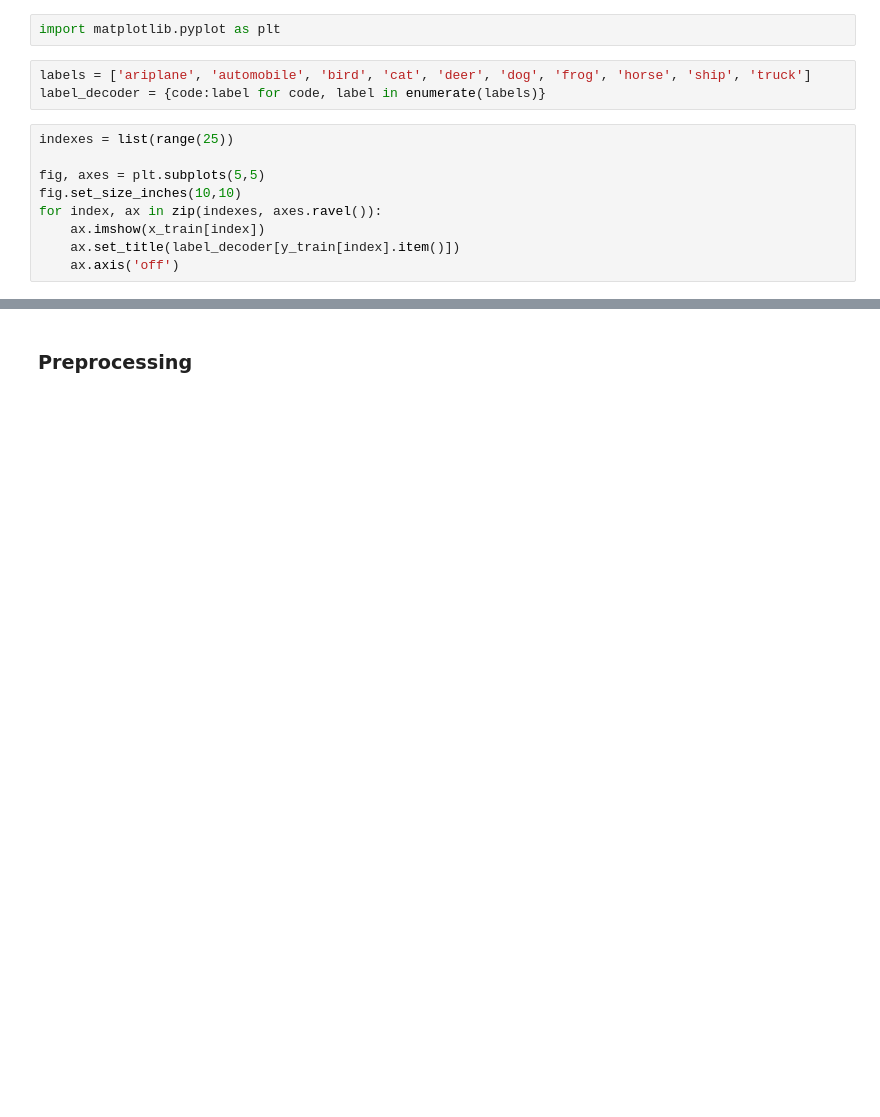
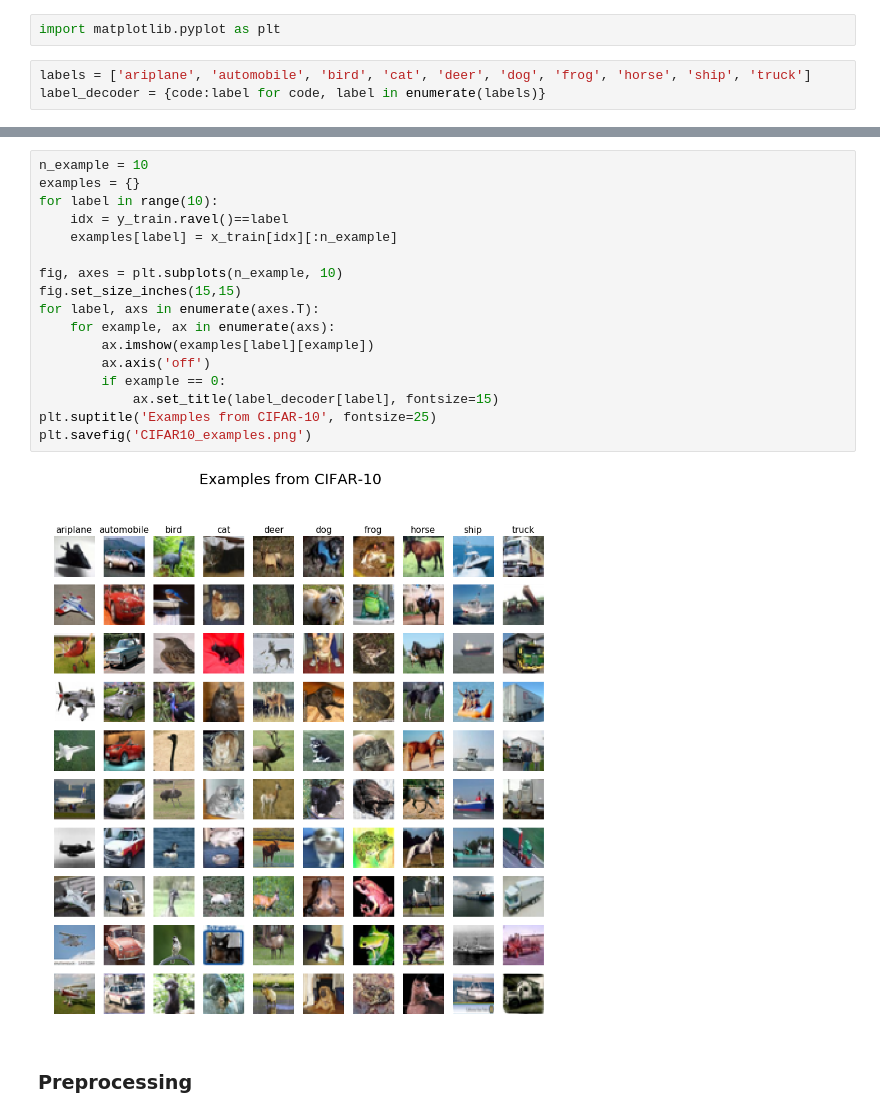
Before and after one commit to ArthMx/ConvNet, a Jupyter notebook: CIFAR-10 LeNet-5.ipynb, the cells around one changed output, grey strips where cells are left out. Cells and saved outputs as stored; diff of their text form; blank space fills up the shorter version.

Commit message:
LeNet-5 for CIFAR-10

```diff
--- a/CIFAR-10 LeNet-5.ipynb
+++ b/CIFAR-10 LeNet-5.ipynb
@@ -38,12 +38,3 @@ import matplotlib.pyplot as plt
 # %%
 labels = ['ariplane', 'automobile', 'bird', 'cat', 'deer', 'dog', 'frog', 'horse', 'ship', 'truck']
 label_decoder = {code:label for code, label in enumerate(labels)}
-# %%
-indexes = list(range(25))
-
-fig, axes = plt.subplots(5,5)
-fig.set_size_inches(10,10)
-for index, ax in zip(indexes, axes.ravel()):
-    ax.imshow(x_train[index])
-    ax.set_title(label_decoder[y_train[index].item()])
-    ax.axis('off')
@@ -52,3 +51,22 @@ for index, ax in zip(indexes, axes.ravel()):
+# %%
+n_example = 10
+examples = {}
+for label in range(10):
+    idx = y_train.ravel()==label
+    examples[label] = x_train[idx][:n_example]
+
+fig, axes = plt.subplots(n_example, 10)
+fig.set_size_inches(15,15)
+for label, axs in enumerate(axes.T):
+    for example, ax in enumerate(axs):
+        ax.imshow(examples[label][example])
+        ax.axis('off')
+        if example == 0:
+            ax.set_title(label_decoder[label], fontsize=15)
+plt.suptitle('Examples from CIFAR-10', fontsize=25)
+plt.savefig('CIFAR10_examples.png')
+# %% [output]
+[figure, added]
 # %% [markdown]
 ### Preprocessing
 # %%
```
Also changed, not shown: parts of 2 cells of this notebook, 1 other file.
